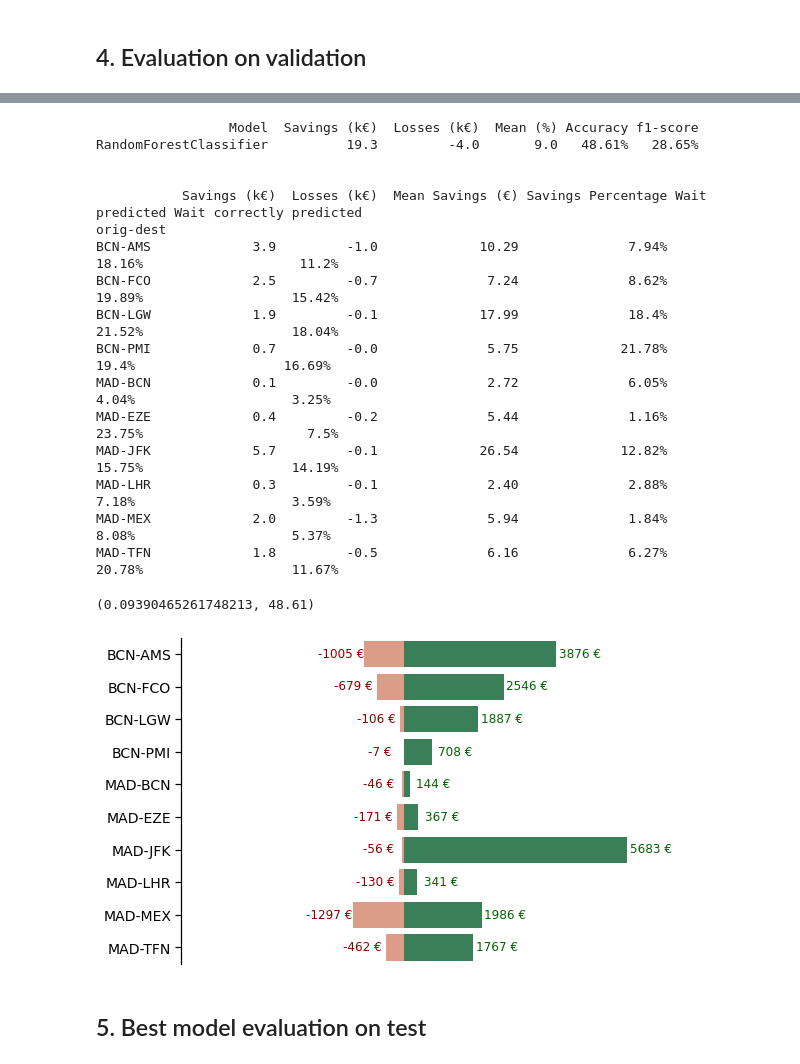
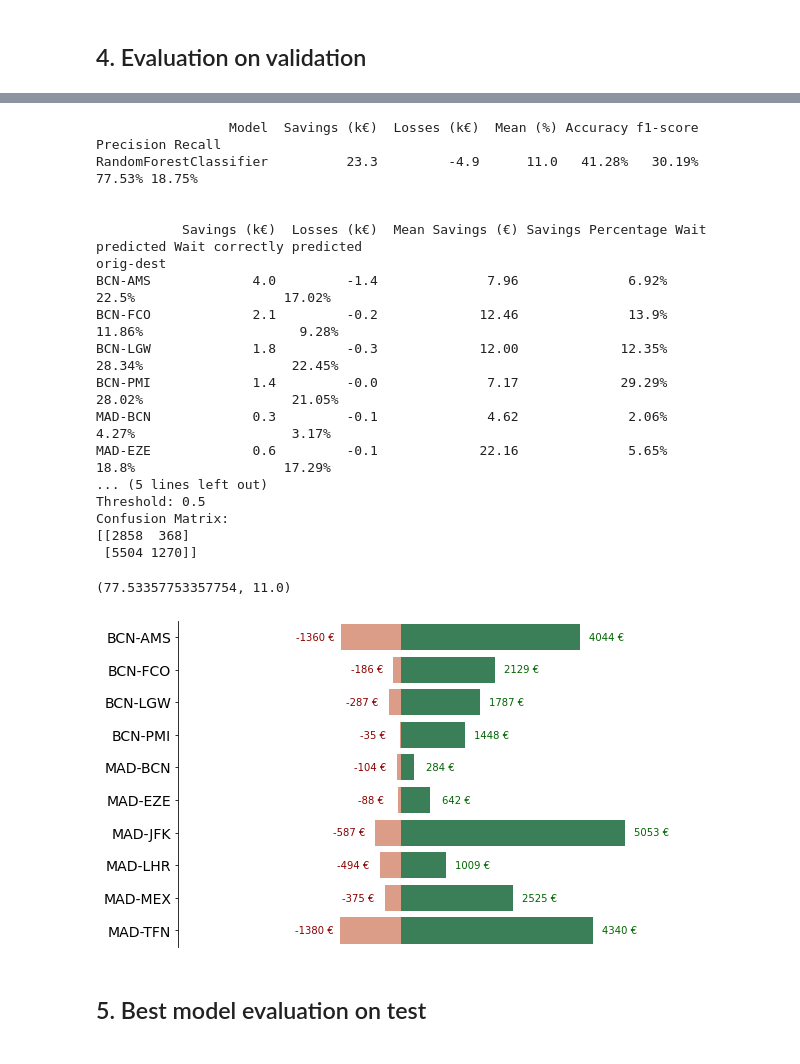
Before and after one commit to adriancervero/flight-prices-prediction, a Jupyter notebook: notebooks/04-model_building.ipynb, the cells around one changed output, grey strips where cells are left out. Cells and saved outputs as stored; diff of their text form; code cells hidden in the pictures.

Commit message:
remade with priceEstimatorTrainer

```diff
--- a/notebooks/04-model_building.ipynb
+++ b/notebooks/04-model_building.ipynb
@@ -410,23 +210,29 @@ def eval_model(test_data, model, plot_savings=False):
-# %%
-eval_model(test_data=valid, model=model, plot_savings=True)
-# %% [output]
-                 Model  Savings (k€)  Losses (k€)  Mean (%) Accuracy f1-score
-RandomForestClassifier          19.3         -4.0       9.0   48.61%   28.65%
-
-
-           Savings (k€)  Losses (k€)  Mean Savings (€) Savings Percentage Wait predicted Wait correctly predicted
-orig-dest
-BCN-AMS             3.9         -1.0             10.29              7.94%         18.16%                    11.2%
-BCN-FCO             2.5         -0.7              7.24              8.62%         19.89%                   15.42%
-BCN-LGW             1.9         -0.1             17.99              18.4%         21.52%                   18.04%
-BCN-PMI             0.7         -0.0              5.75             21.78%          19.4%                   16.69%
-MAD-BCN             0.1         -0.0              2.72              6.05%          4.04%                    3.25%
-MAD-EZE             0.4         -0.2              5.44              1.16%         23.75%                     7.5%
-MAD-JFK             5.7         -0.1             26.54             12.82%         15.75%                   14.19%
-MAD-LHR             0.3         -0.1              2.40              2.88%          7.18%                    3.59%
-MAD-MEX             2.0         -1.3              5.94              1.84%          8.08%                    5.37%
-MAD-TFN             1.8         -0.5              6.16              6.27%         20.78%                   11.67%
-(0.09390465261748213, 48.61)
-[figure, removed]
+# %%
+# training with price estimator
+m = RandomForestClassifier(max_depth=6, random_state=cfg.RANDOM_STATE)
+trainer = PriceEstimatorTrainer(model=m, pred_threshold=.5, n=10000)
+trainer.fit()
+# %%
+trainer.evaluate(on='valid', plot=True)
+# %% [output]
+                 Model  Savings (k€)  Losses (k€)  Mean (%) Accuracy f1-score Precision Recall
+RandomForestClassifier          23.3         -4.9      11.0   41.28%   30.19%    77.53% 18.75%
+
+
+           Savings (k€)  Losses (k€)  Mean Savings (€) Savings Percentage Wait predicted Wait correctly predicted
+orig-dest
+BCN-AMS             4.0         -1.4              7.96              6.92%          22.5%                   17.02%
+BCN-FCO             2.1         -0.2             12.46              13.9%         11.86%                    9.28%
+BCN-LGW             1.8         -0.3             12.00             12.35%         28.34%                   22.45%
+BCN-PMI             1.4         -0.0              7.17             29.29%         28.02%                   21.05%
+MAD-BCN             0.3         -0.1              4.62              2.06%          4.27%                    3.17%
+MAD-EZE             0.6         -0.1             22.16              5.65%          18.8%                   17.29%
+... (5 lines left out)
+Threshold: 0.5
+Confusion Matrix:
+[[2858  368]
+ [5504 1270]]
+(77.53357753357754, 11.0)
+[figure, added]
 # %% [markdown]
 ## 5. Best model evaluation on test
```
Also changed, not shown: parts of 24 cells of this notebook.
